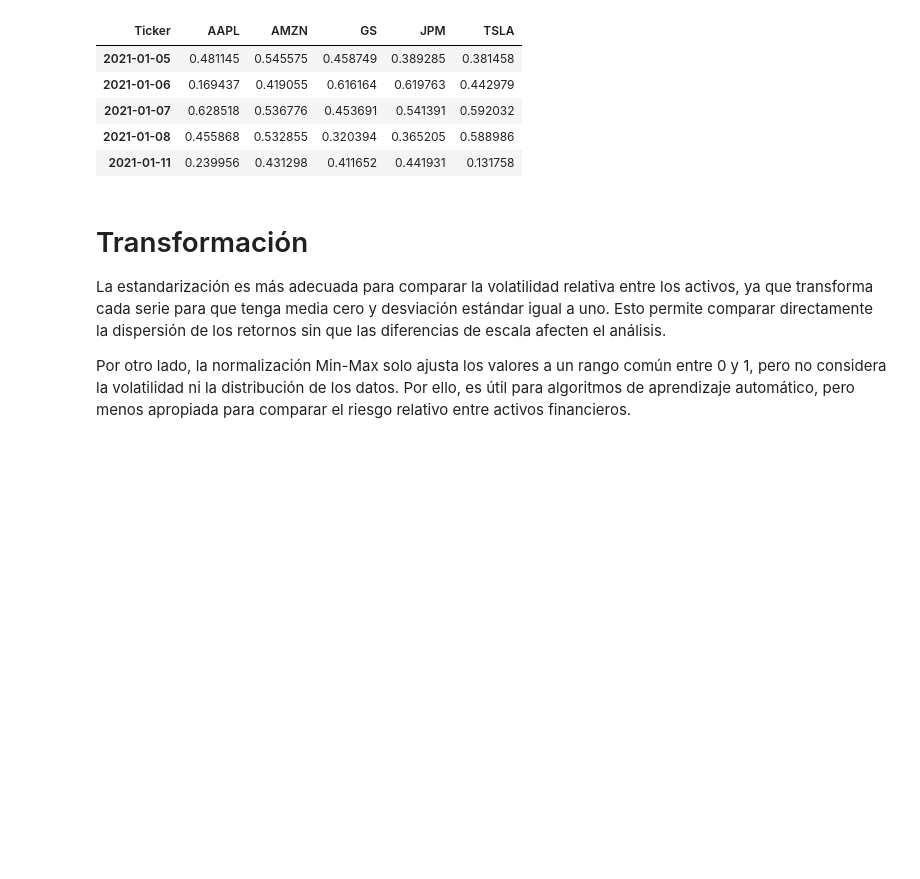
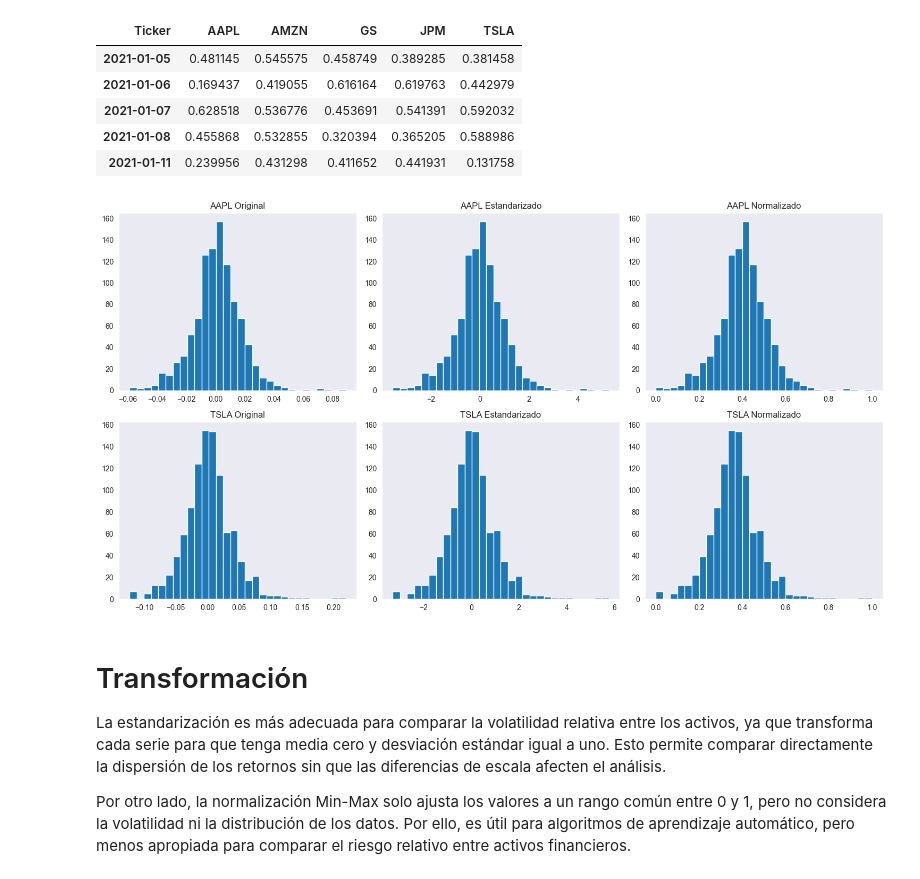
Before and after one commit to Antoniacifuentes/ds_finance_cifuentes, a Jupyter notebook: notebooks/hw2.ipynb, the cells around one changed output. Cells and saved outputs as stored; diff of their text form; code cells hidden in the pictures; blank space fills up the shorter version.

```diff
--- a/notebooks/hw2.ipynb
+++ b/notebooks/hw2.ipynb
@@ -242,6 +242,33 @@ Retornos normalizados
 | 2021-01-07 | 0.628518 | 0.536776 | 0.453691 | 0.541391 | 0.592032 |
 | 2021-01-08 | 0.455868 | 0.532855 | 0.320394 | 0.365205 | 0.588986 |
 | 2021-01-11 | 0.239956 | 0.431298 | 0.411652 | 0.441931 | 0.131758 |
+# %%
+fig, ax = plt.subplots(2, 3, figsize=(15, 8))
+
+# AAPL
+ax[0,0].hist(retornos["AAPL"], bins=30)
+ax[0,0].set_title("AAPL Original")
+
+ax[0,1].hist(retornos_std["AAPL"], bins=30)
+ax[0,1].set_title("AAPL Estandarizado")
+
+ax[0,2].hist(retornos_mm["AAPL"], bins=30)
+ax[0,2].set_title("AAPL Normalizado")
+
+# TSLA
+ax[1,0].hist(retornos["TSLA"], bins=30)
+ax[1,0].set_title("TSLA Original")
+
+ax[1,1].hist(retornos_std["TSLA"], bins=30)
+ax[1,1].set_title("TSLA Estandarizado")
+
+ax[1,2].hist(retornos_mm["TSLA"], bins=30)
+ax[1,2].set_title("TSLA Normalizado")
+
+plt.tight_layout()
+plt.show()
+# %% [output]
+[figure, added]
 # %% [markdown]
 # Transformación
 
```
